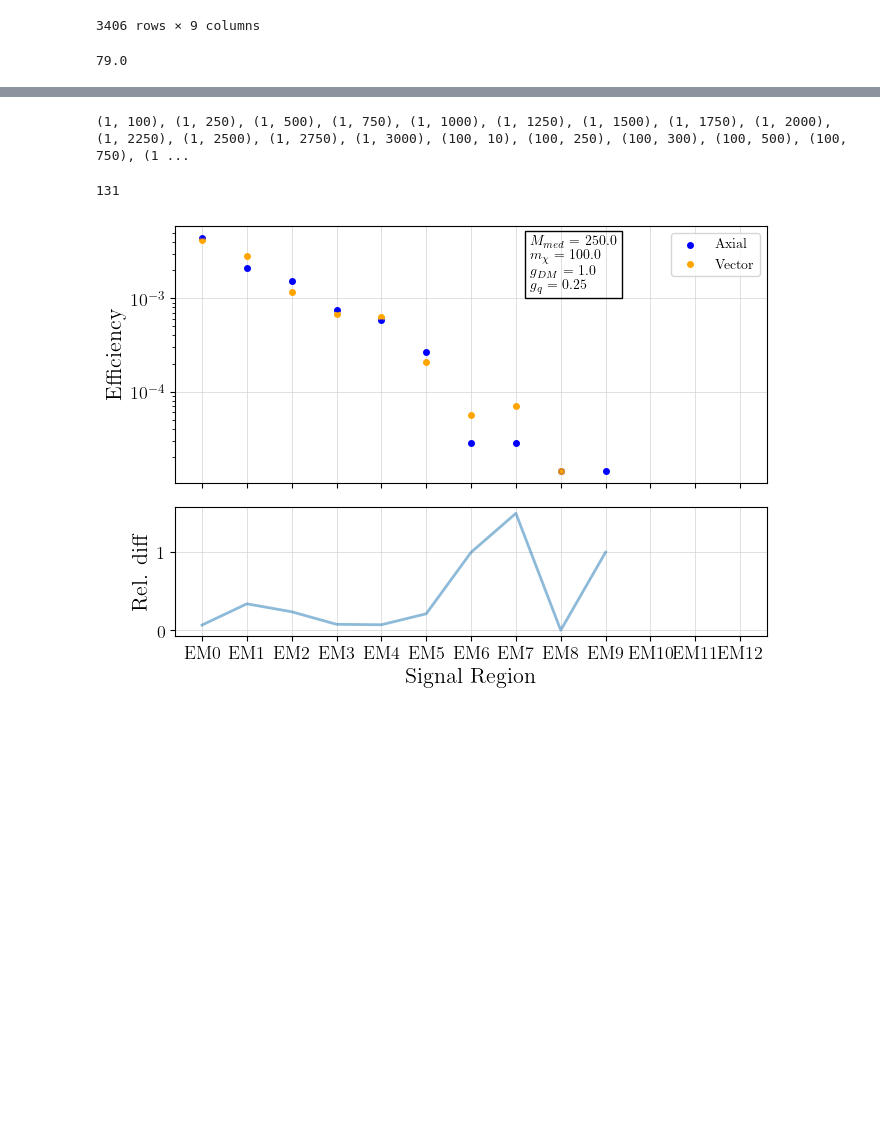
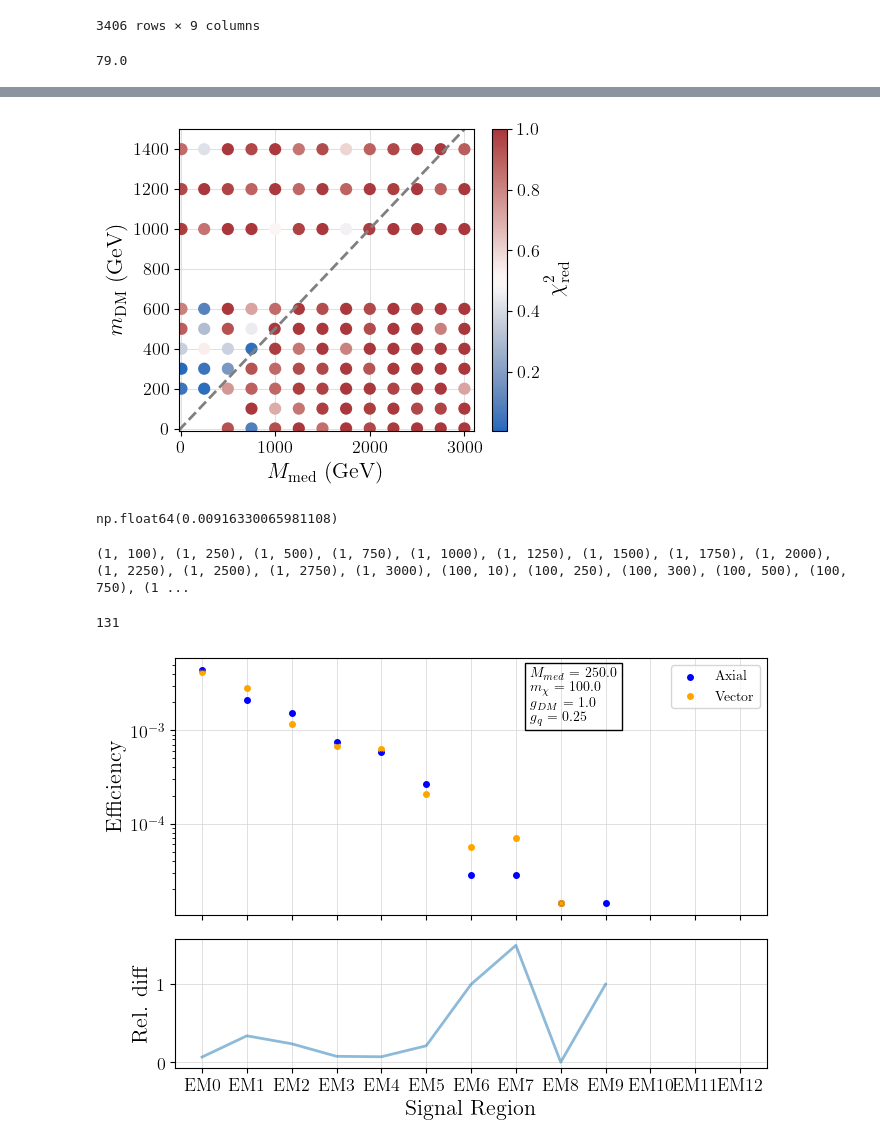
Before and after one commit to andlessa/MonoXSMS, a Jupyter notebook: ATLAS-EXOT-2018-06/notebooks/CutFlow_Spin1_comp.ipynb, the cells around one changed output, grey strips where cells are left out. Cells and saved outputs as stored; diff of their text form; code cells hidden in the pictures; blank space fills up the shorter version.

```diff
--- a/ATLAS-EXOT-2018-06/notebooks/CutFlow_Spin1_comp.ipynb
+++ b/ATLAS-EXOT-2018-06/notebooks/CutFlow_Spin1_comp.ipynb
@@ -270,3 +286,41 @@ plt.show()
+# %%
+mmed = []
+mdm = []
+redChi = []
+pval = []
+
+for f, rchi in redChis_dict.items():
+    dm = int(f.split('_')[1])
+    med = int(f.split('_')[2])
+
+    mmed.append(med)
+    mdm.append(dm)
+    redChi.append(rchi)
+    p = 1 - chi2.cdf(rchi*21, df=21)
+    pval.append(p)
+
+
+plt.scatter(x=mmed, y=mdm, c=pval, vmin=0.005, vmax=1.,
+            cmap=plt.colormaps.get_cmap('vlag'), s=60)
+
+plt.axline((1, 1), slope=1/2, linestyle='--', color='gray')
+
+cbar=plt.colorbar(label=r'$\chi^{2}_{\rm red}$')
+plt.xlabel(r'$M_{\rm med}$ (GeV)')
+plt.xlim(-20,3100)
+plt.ylabel(r'$m_{\rm DM}$ (GeV)')
+plt.ylim(-10,1500)
+
+plt.tight_layout()
+# plt.savefig('./figures/comp-effs-spin1.png')
+
+plt.show()
+# %% [output]
+[figure, added]
+# %%
+min(pval)
+# %% [output]
+np.float64(0.00916330065981108)
 # %%
 mtuple = []
 for i, m in enumerate(mmed):
```
Also changed, not shown: parts of 19 cells of this notebook, 22 other files.
